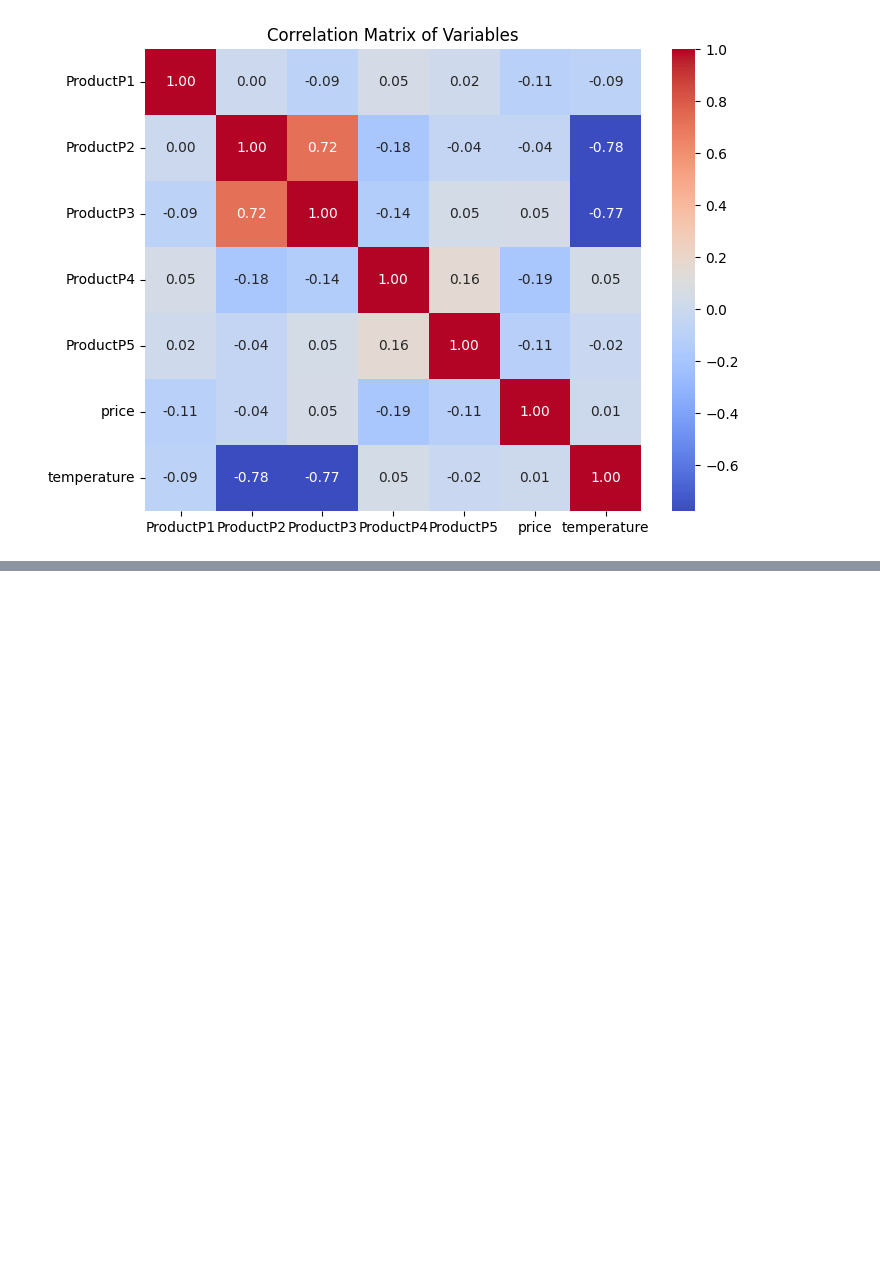
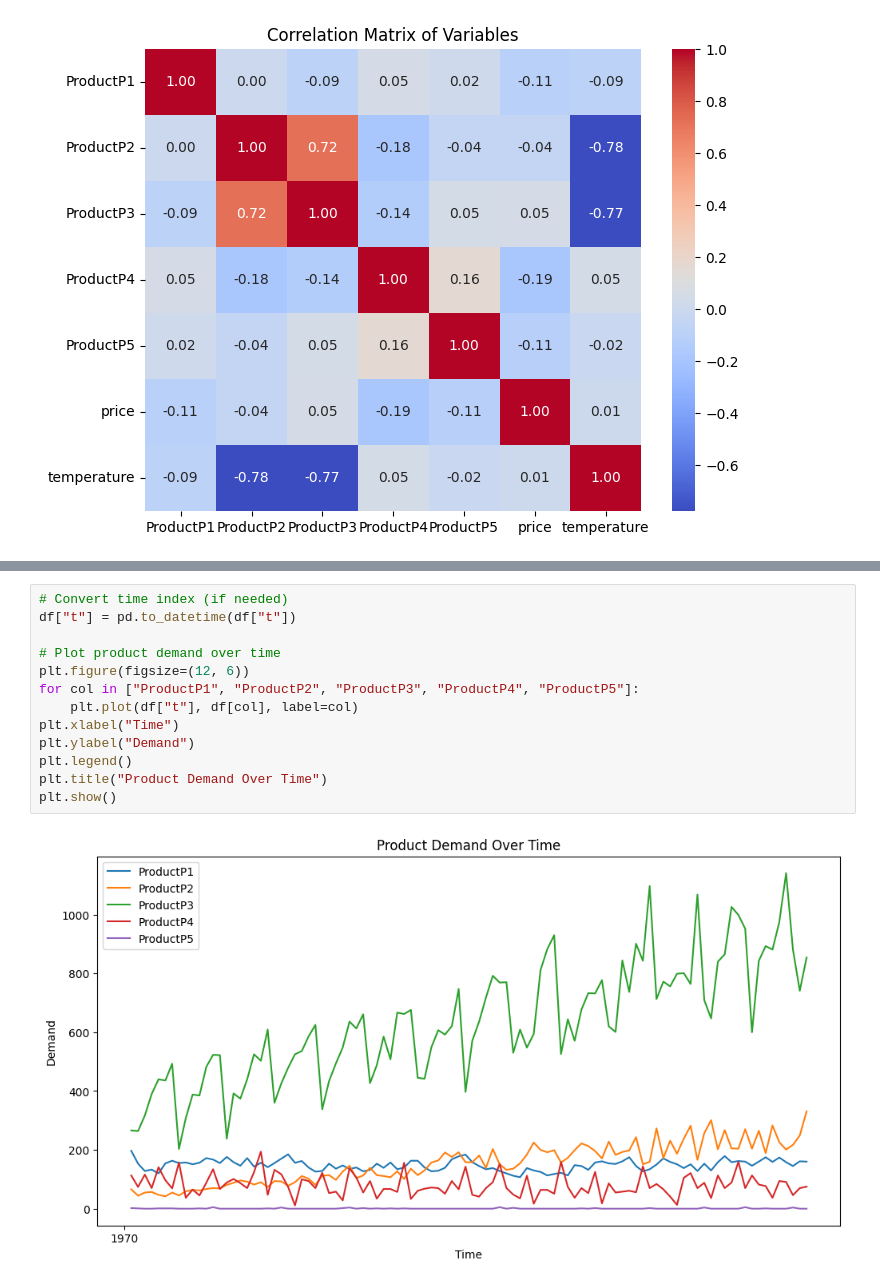
Before and after one commit to Suraj-st/PrinciplesOfDataScience_Group2, a Jupyter notebook: Suraj/TimeSeriesAnalysis.ipynb, the cells around one changed output, grey strips where cells are left out. Drawn from its saved outputs; the diff is of its cells as text; blank space fills up the shorter version.

Commit message:
TimeSeriesAnalysis notebook
TimeSeriesAnalysis notebook

```diff
--- a/Suraj/TimeSeriesAnalysis.ipynb
+++ b/Suraj/TimeSeriesAnalysis.ipynb
@@ -39,0 +132,15 @@ plt.show()
+# %%
+# Convert time index (if needed)
+df["t"] = pd.to_datetime(df["t"])
+
+# Plot product demand over time
+plt.figure(figsize=(12, 6))
+for col in ["ProductP1", "ProductP2", "ProductP3", "ProductP4", "ProductP5"]:
+    plt.plot(df["t"], df[col], label=col)
+plt.xlabel("Time")
+plt.ylabel("Demand")
+plt.legend()
+plt.title("Product Demand Over Time")
+plt.show()
+# %% [output]
+[figure, added]
```
Also changed, not shown: parts of 12 cells of this notebook.
